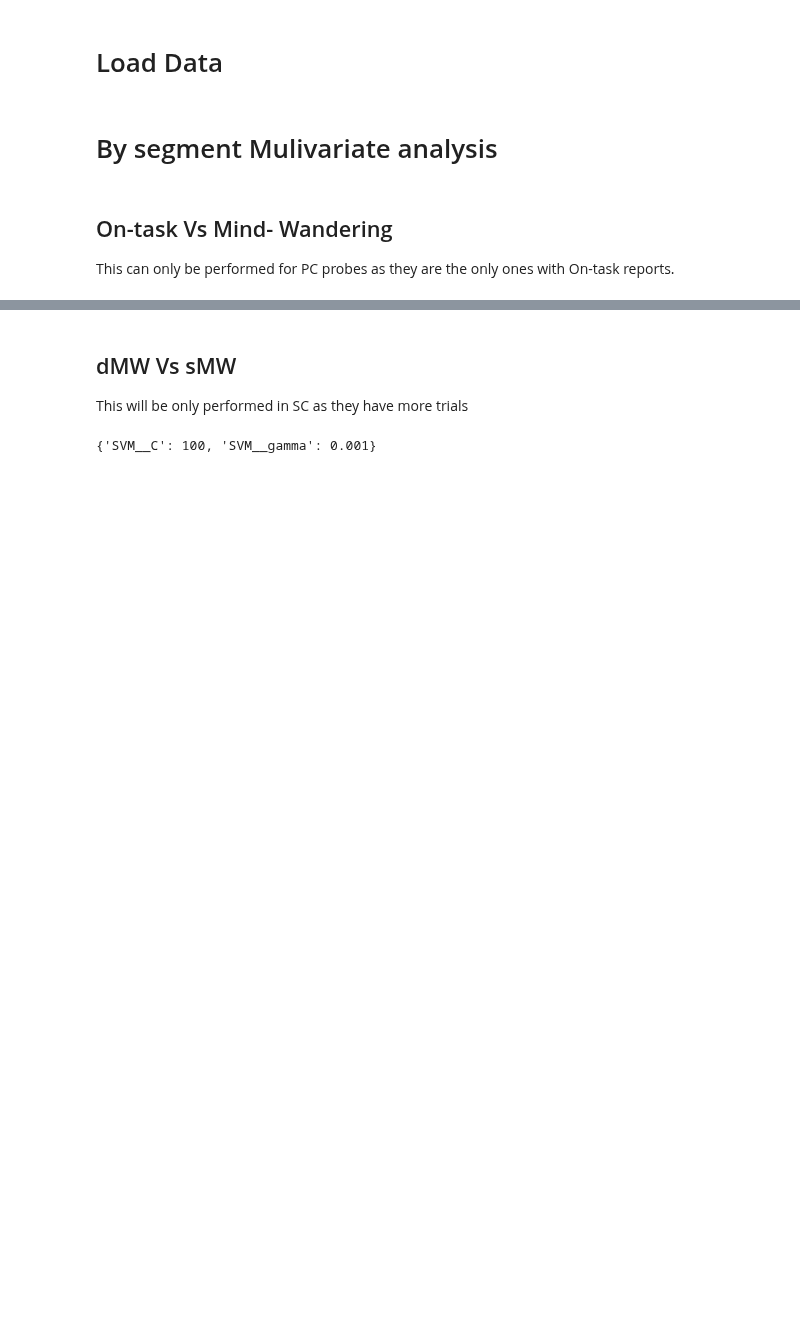
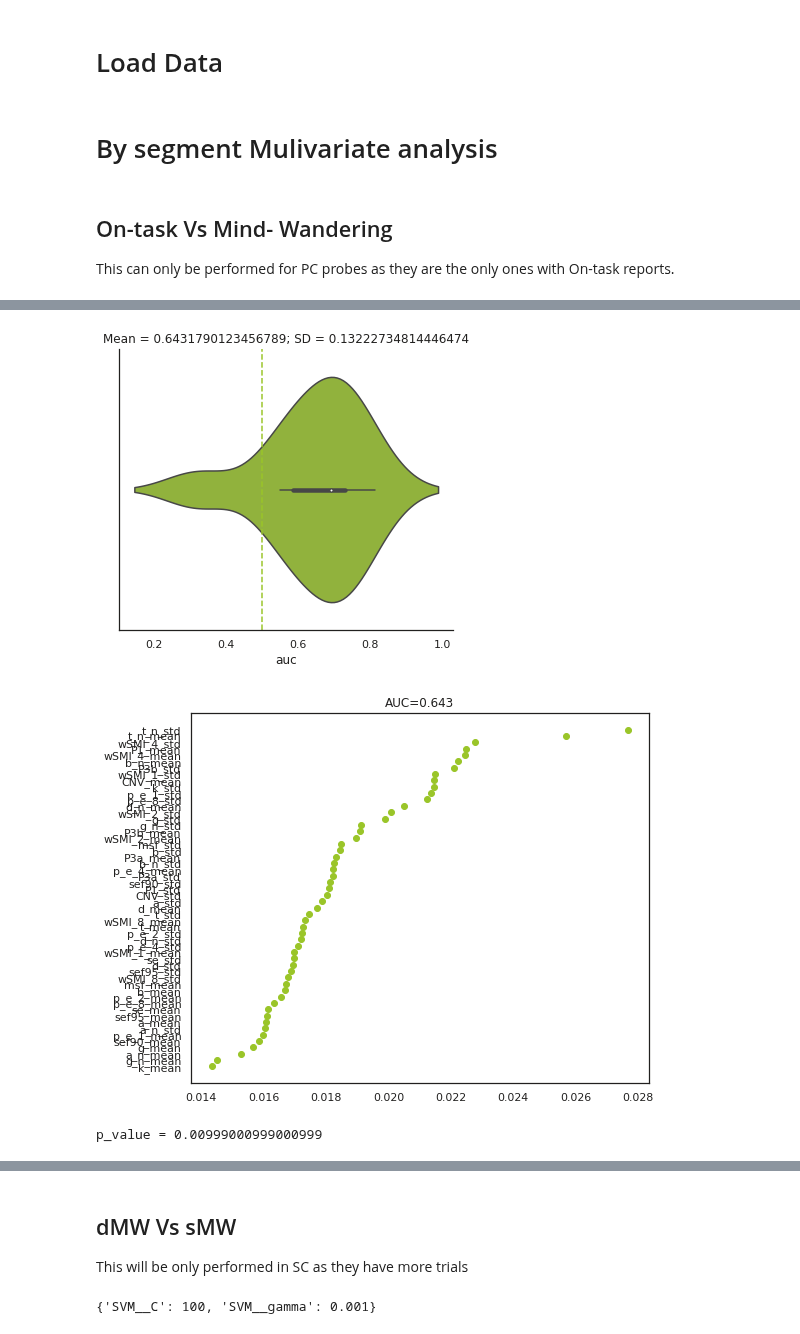
Before and after one commit to Nicobruno92/mw_markers_project, a Jupyter notebook: multivariate_analysis.ipynb, the cells around one changed output, grey strips where cells are left out. Cells and saved outputs as stored; diff of their text form; code cells hidden in the pictures; blank space fills up the shorter version.

```diff
--- a/multivariate_analysis.ipynb
+++ b/multivariate_analysis.ipynb
@@ -218,0 +180,62 @@ plt.show()
+# %%
+y, label = pd.factorize(df_mind['mind2'])
+X = df_mind.drop('mind2', axis=1).astype('float32').values
+n_estimators = 1000
+doc_forest = make_pipeline(
+    RobustScaler(),
+    ExtraTreesClassifier(
+        n_estimators=n_estimators, max_features='auto', criterion='entropy',
+        max_depth=None, random_state=42, class_weight=None))
+
+cv = StratifiedKFold(10, shuffle=True, random_state = 42)
+
+
+aucs = cross_val_score(
+    X=X, y=y, estimator=doc_forest,
+    scoring='roc_auc', cv=cv, groups=np.arange(len(X)), n_jobs = -1)
+
+auc = pd.DataFrame(aucs, columns = ['auc'])
+sns.catplot(x = 'auc', orient = 'h', data = auc, kind = 'violin')
+plt.title(f'Mean = {np.mean(aucs)}; SD = {np.std(aucs)}')
+plt.axvline(x = 0.5, linestyle = 'dashed')
+plt.show()
+
+doc_forest.fit(X, y)
+variable_importance = doc_forest.steps[-1][-1].feature_importances_
+sorter = variable_importance.argsort()
+
+# shorten the names a bit.
+var_names = list(df_mind.drop('mind2', axis = 1).columns)
+var_names = [var_names[ii]for ii in sorter]
+
+# let's plot it
+plt.figure(figsize=(8, 6))
+plt.scatter(
+    doc_forest.steps[-1][-1].feature_importances_[sorter],
+    np.arange(len(df_mind.drop('mind2', axis = 1).columns)))
+plt.yticks(np.arange(len(df_mind.drop('mind2', axis = 1).columns)), var_names)
+plt.subplots_adjust(left=.46)
+plt.title('AUC={:0.3f}'.format(np.mean(aucs)))
+plt.show()
+
+
+score, perm_scores, pvalue = permutation_test_score(
+    doc_forest, X, y, scoring="roc_auc", cv=cv, n_permutations=1000, random_state = 42, n_jobs= -1
+)
+
+
+print(f"p_value = {pvalue}")
+
+plt.hist(perm_scores, bins=20, density=True)
+plt.axvline(score, ls="--", color="r")
+score_label = (
+    f"Score on original\ndata: {score:.2f}\n" f"(p-value: {pvalue:.3f})"
+)
+plt.text(score, np.max(perm_scores), score_label, fontsize=12)
+plt.xlabel("Accuracy score")
+plt.ylabel("Probability")
+plt.show()
+# %% [output]
+[figure, added]
+[figure, added]
+p_value = 0.00999000999000999
```
Also changed, not shown: parts of 7 cells of this notebook, 9 other files.
